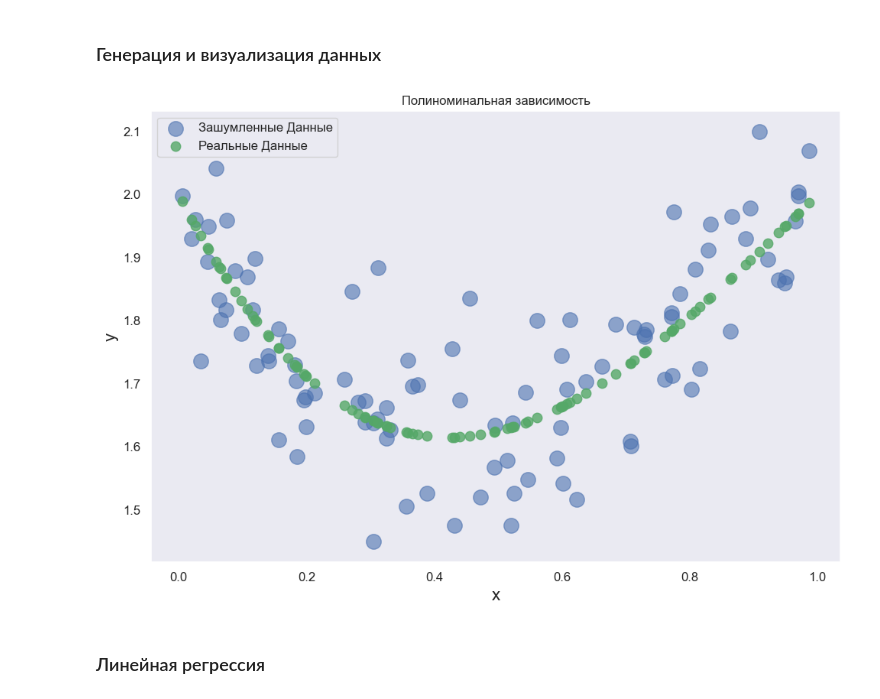
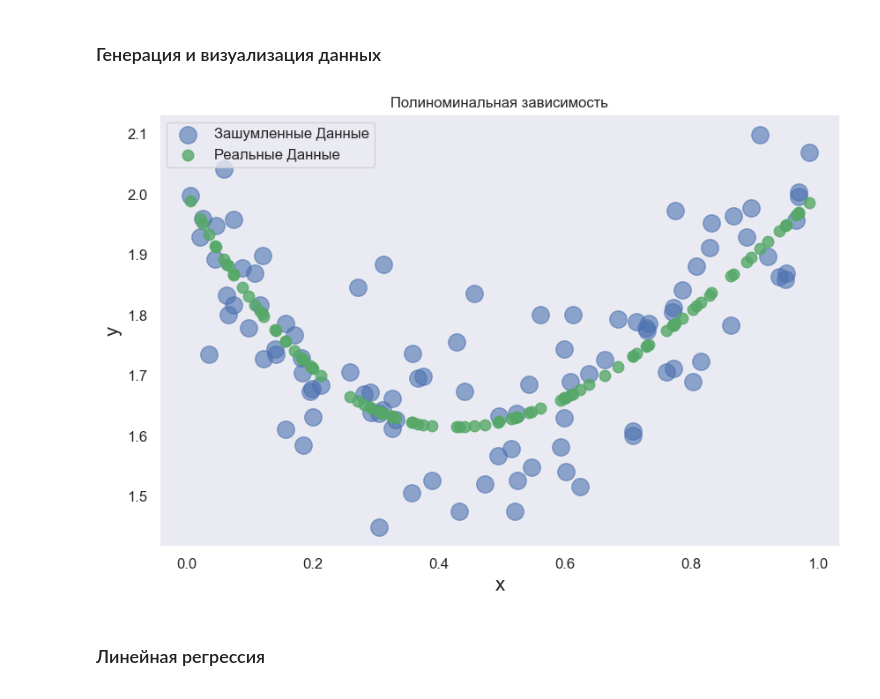
Before and after one commit to Losyash/mbml_hw, a Jupyter notebook: Math ML HW 2.ipynb, the cells around one changed output. Drawn from its saved outputs; the diff is of its cells as text; code cells hidden in the pictures.

```diff
--- a/Math ML HW 2.ipynb
+++ b/Math ML HW 2.ipynb
@@ -45,8 +45,8 @@ def dataset(a, b, f=None,  N=250, x_max=1, noise_power=0, random_x=True,  seed=4
     return y, y_true, np.atleast_2d(x).T
 
 #---------------------------------
-def vis_data(y, y_true,x, title):
-    fig = plt.figure(figsize=(10, 7))
+def vis_data(y, y_true,x, title, figsize=(10, 7)):
+    fig = plt.figure(figsize=figsize)
     plt.scatter(x[:,0], y, edgecolor='b', label="Зашумленные Данные", s=196, alpha = 0.6)
     plt.scatter(x[:,0], y_true, label="Реальные Данные", s=81, c='g', alpha=0.8)
     plt.grid()
@@ -495,9 +450,9 @@ y2, y2_true, x2 = dataset(
     seed=42
 )
 # %%
-vis_data(y2, y2_true, x2, 'Полиноминальная зависимость')
+vis_data(y2, y2_true, x2, 'Полиноминальная зависимость', figsize=(8.7, 6))
 # %% [output]
-[figure, old version]
+[figure, new version]
 # %% [markdown]
 ### Линейная регрессия
 # %%
```
Also changed, not shown: parts of 21 cells of this notebook.
